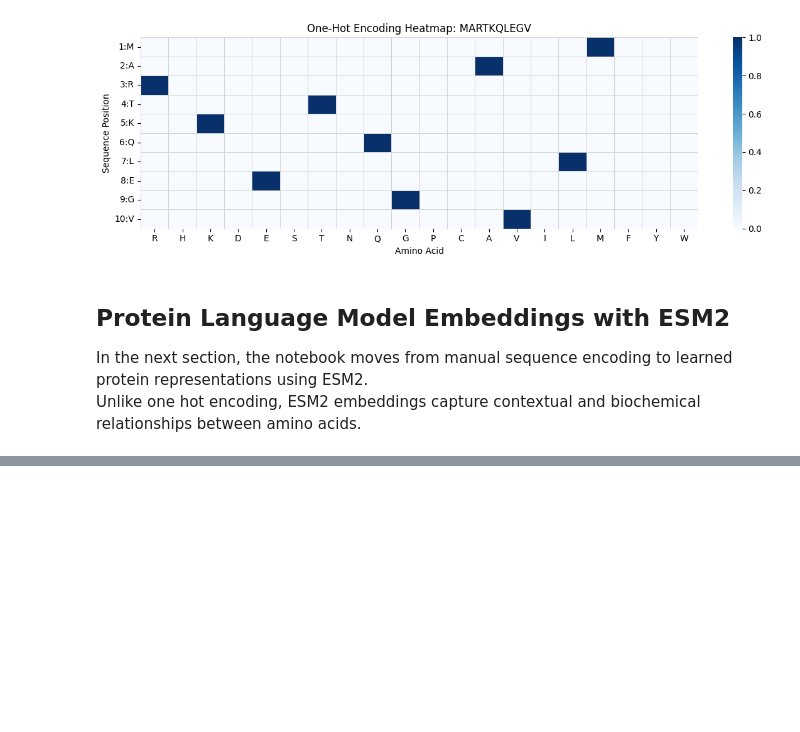
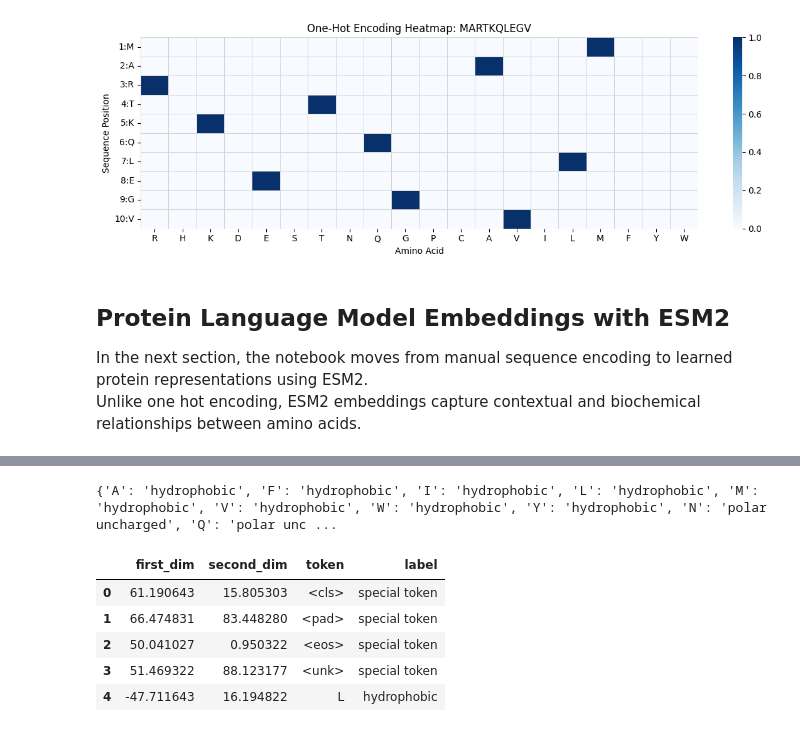
Before and after one commit to rjholik/protein-onehot-esm2, a Jupyter notebook: 02 - Protein Representation.ipynb, the cells around one changed output, grey strips where cells are left out. Cells and saved outputs as stored; diff of their text form; code cells hidden in the pictures; blank space fills up the shorter version.

```diff
--- a/02 - Protein Representation.ipynb
+++ b/02 - Protein Representation.ipynb
@@ -191,0 +288,9 @@ Unlike one hot encoding, ESM2 embeddings capture contextual and biochemical rela
+# %%
+# Create DataFrame with t-SNE coordinates and token labels
+embeddings_tsne_df = pd.DataFrame({
+    "first_dim": tsne_points[:, 0],
+    "second_dim": tsne_points[:, 1],
+    "token": vocab_tokens
+})
+
+embeddings_tsne_df.head()
@@ -191,0 +304,35 @@ Unlike one hot encoding, ESM2 embeddings capture contextual and biochemical rela
+# %%
+# Token categories for coloring
+token_annotation = {
+    "hydrophobic": ["A", "F", "I", "L", "M", "V", "W", "Y"],
+    "polar uncharged": ["N", "Q", "S", "T"],
+    "negatively charged": ["D", "E"],
+    "positively charged": ["H", "K", "R"],
+    "special amino acid": ["B", "C", "G", "O", "P", "U", "X", "Z"],
+    "special token": [
+        "-", ".", "<cls>", "<eos>", "<mask>",
+        "<null_1>", "<pad>", "<unk>"
+    ],
+}
+# %%
+# Reverse mapping: token -> category label
+token_to_label = {
+    token: label
+    for label, tokens in token_annotation.items()
+    for token in tokens
+}
+
+print(token_to_label)
+# %% [output]
+{'A': 'hydrophobic', 'F': 'hydrophobic', 'I': 'hydrophobic', 'L': 'hydrophobic', 'M': 'hydrophobic', 'V': 'hydrophobic', 'W': 'hydrophobic', 'Y': 'hydrophobic', 'N': 'polar uncharged', 'Q': 'polar unc ...
+# %%
+# Add category label to each token
+embeddings_tsne_df["label"] = embeddings_tsne_df["token"].map(token_to_label)
+embeddings_tsne_df.head()
+# %% [output]
+|  | first_dim | second_dim | token | label |
+| 0 | 61.190643 | 15.805303 | <cls> | special token |
+| 1 | 66.474831 | 83.448280 | <pad> | special token |
+| 2 | 50.041027 | 0.950322 | <eos> | special token |
+| 3 | 51.469322 | 88.123177 | <unk> | special token |
+| 4 | -47.711643 | 16.194822 | L | hydrophobic |
```
Also changed, not shown: parts of 34 cells of this notebook.
